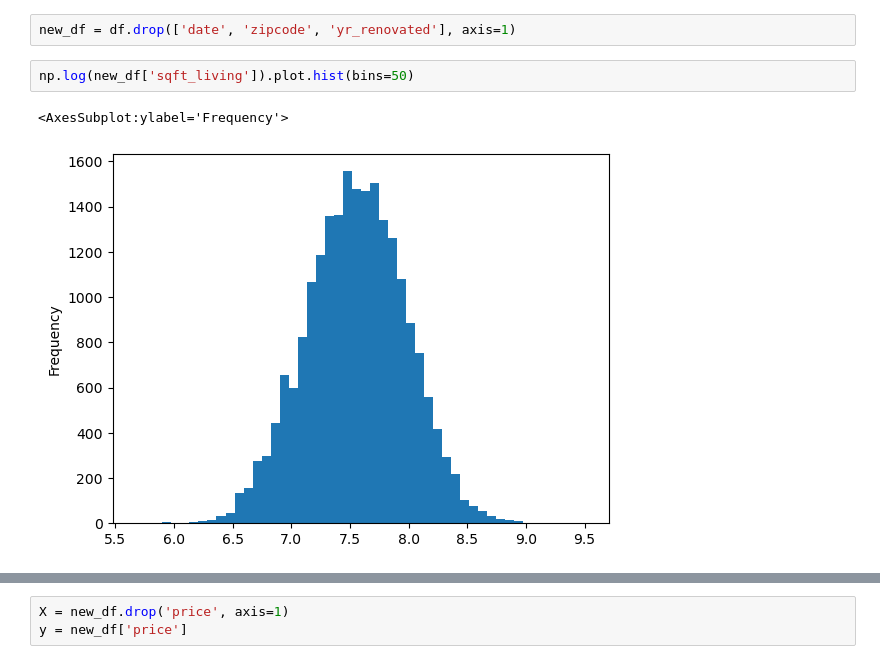
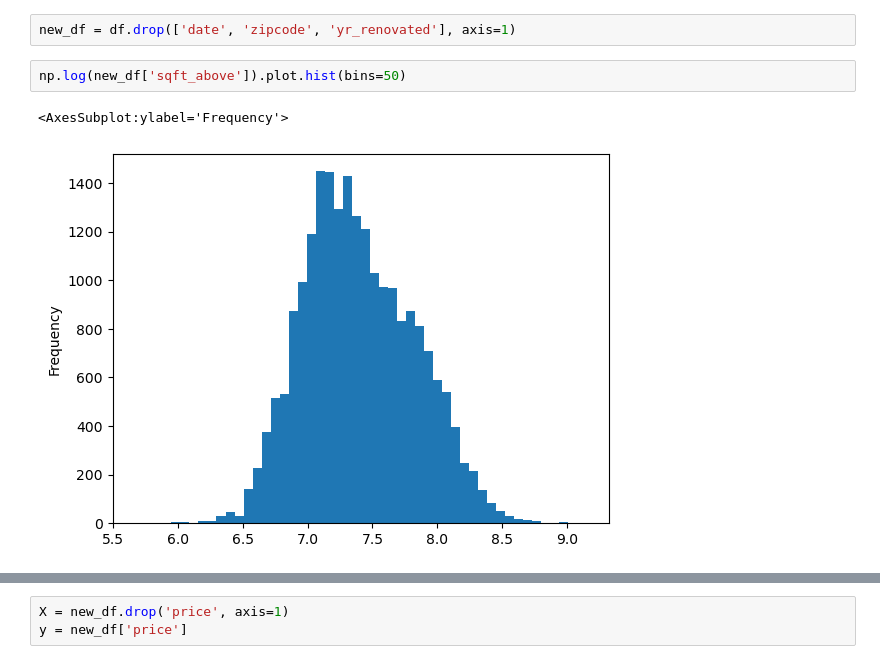
Before and after one commit to minhngo248/boston-housing-prediction, a Jupyter notebook: king-county-linear-Minh.ipynb, the cells around one changed output, grey strips where cells are left out. Drawn from its saved outputs; the diff is of its cells as text.

```diff
--- a/king-county.ipynb
+++ b/king-county-linear-Minh.ipynb
@@ -65,7 +61,7 @@ memory usage: 3.5+ MB
 # %%
 new_df = df.drop(['date', 'zipcode', 'yr_renovated'], axis=1)
 # %%
-np.log(new_df['sqft_living']).plot.hist(bins=50)
+np.log(new_df['sqft_above']).plot.hist(bins=50)
 # %% [output]
 <AxesSubplot:ylabel='Frequency'>
-[figure, old version]
+[figure, new version]
```
Also changed, not shown: parts of 12 cells of this notebook, 2 other files.
